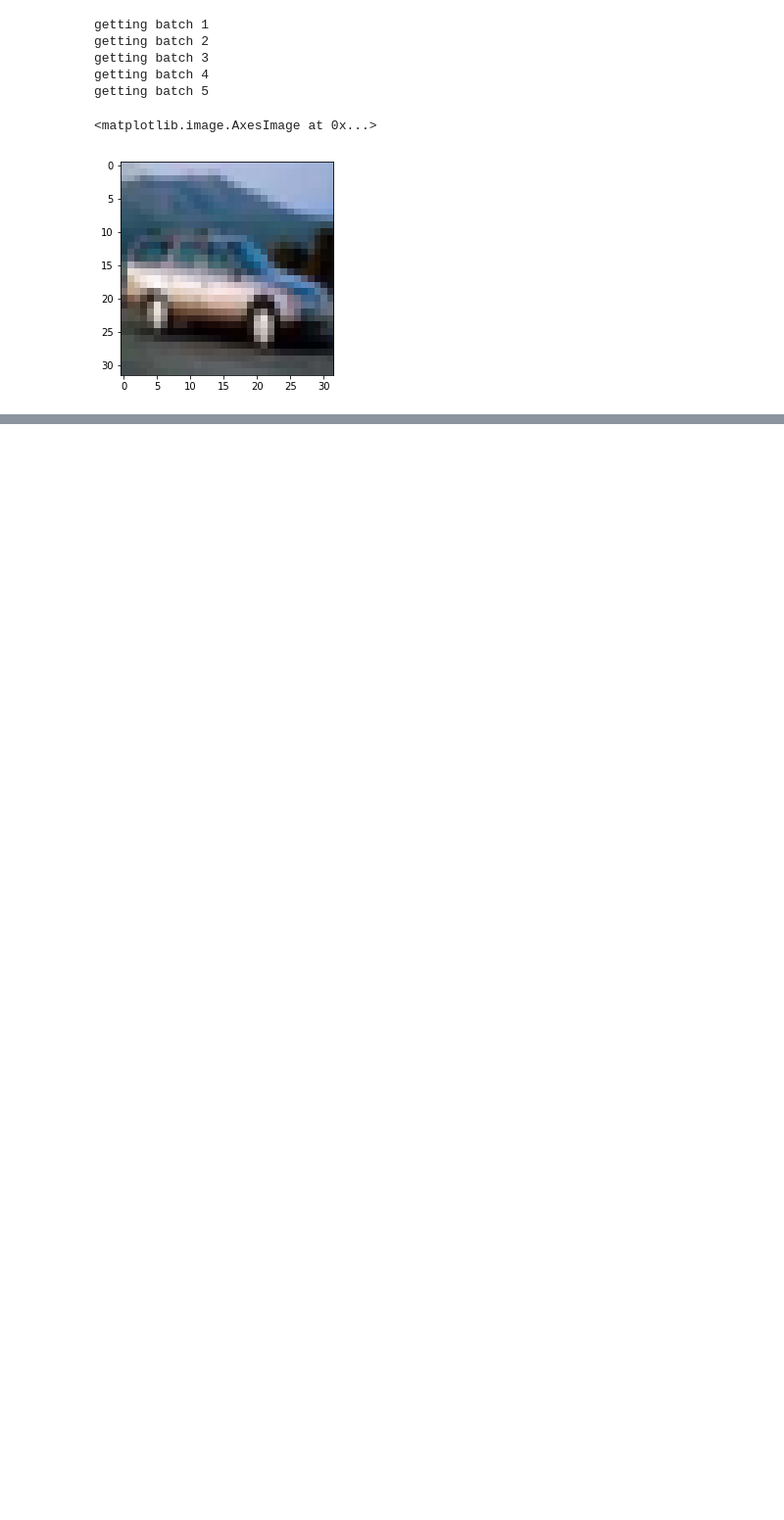
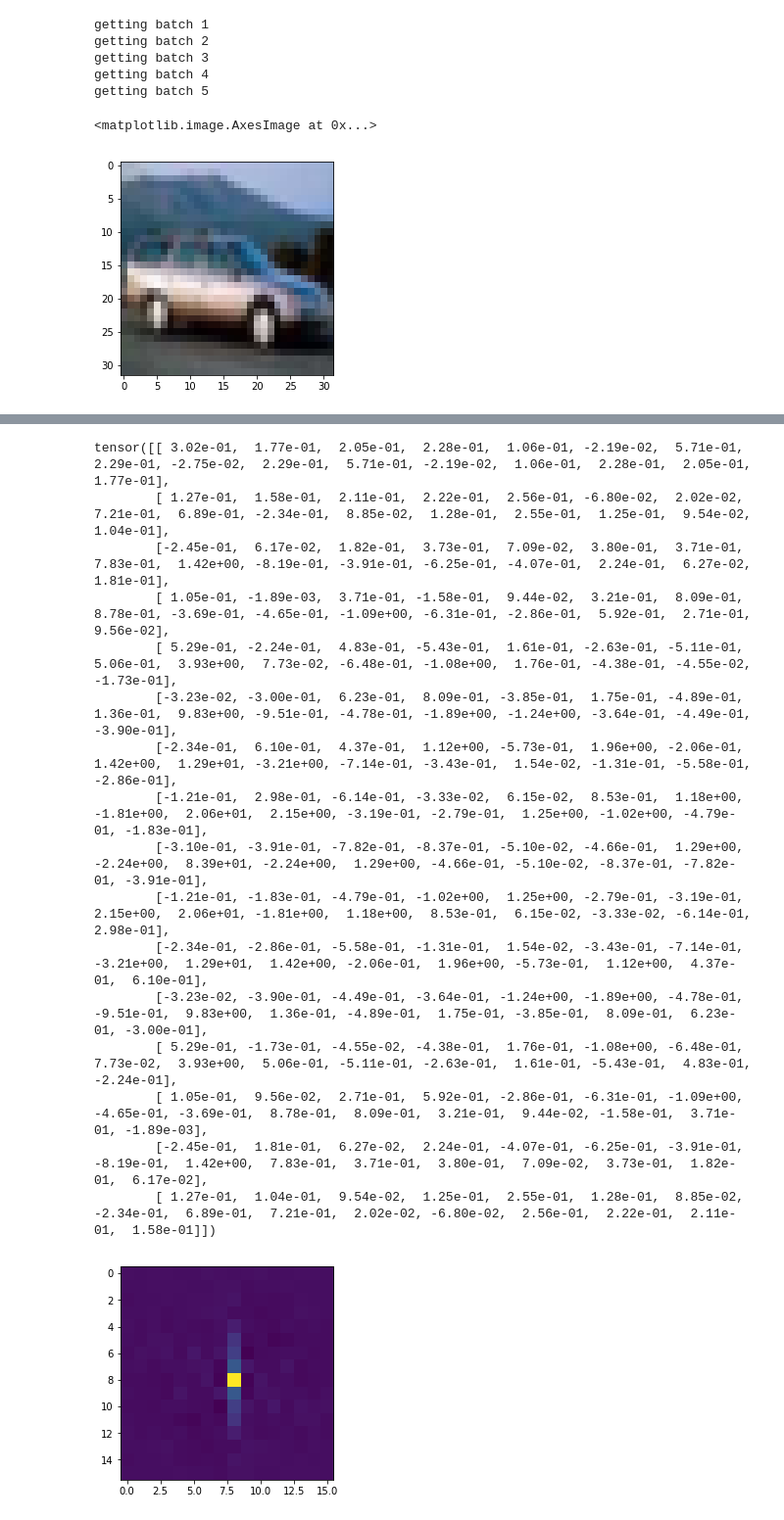
Before and after one commit to oracleofnj/scalenet, a Jupyter notebook: test_cifar10.ipynb, the cells around one changed output, grey strips where cells are left out. Shown at 98% size. Cells and saved outputs as stored; diff of their text form; code cells hidden in the pictures; blank space fills up the shorter version.

```diff
--- a/test_cifar10.ipynb
+++ b/test_cifar10.ipynb
@@ -21,0 +146,2 @@ plt.imshow(images[4])
+# %%
+im_rfft_small = torch.rfft(im_cpu[:,:,:16,:16], 2, onesided=False)
@@ -21,0 +176,30 @@ plt.imshow(images[4])
+# %%
+n = im_rfft_small.shape[2] // 2
+im_rfft_small_shifted = torch.cat((im_rfft_small[:,:,n:,:,:], im_rfft_small[:,:,:n,:,:]), dim=-3)
+im_rfft_small_shifted = torch.cat((im_rfft_small_shifted[:,:,:,n:,:], im_rfft_small_shifted[:,:,:,:n,:]), dim=-2)
+torch.set_printoptions(precision=2, profile="full", linewidth=250)
+print(im_rfft_small_shifted[4][0][:,:,0])
+plt.imshow(im_rfft_small_shifted[4][0][:,:,0])
+plt.show()
+print(im_rfft_small_shifted[4][0][:,:,1])
+plt.imshow(im_rfft_small_shifted[4][0][:,:,1])
+plt.show()
+torch.set_printoptions(profile="default")
+# %% [output]
+tensor([[ 3.02e-01,  1.77e-01,  2.05e-01,  2.28e-01,  1.06e-01, -2.19e-02,  5.71e-01,  2.29e-01, -2.75e-02,  2.29e-01,  5.71e-01, -2.19e-02,  1.06e-01,  2.28e-01,  2.05e-01,  1.77e-01],
+        [ 1.27e-01,  1.58e-01,  2.11e-01,  2.22e-01,  2.56e-01, -6.80e-02,  2.02e-02,  7.21e-01,  6.89e-01, -2.34e-01,  8.85e-02,  1.28e-01,  2.55e-01,  1.25e-01,  9.54e-02,  1.04e-01],
+        [-2.45e-01,  6.17e-02,  1.82e-01,  3.73e-01,  7.09e-02,  3.80e-01,  3.71e-01,  7.83e-01,  1.42e+00, -8.19e-01, -3.91e-01, -6.25e-01, -4.07e-01,  2.24e-01,  6.27e-02,  1.81e-01],
+        [ 1.05e-01, -1.89e-03,  3.71e-01, -1.58e-01,  9.44e-02,  3.21e-01,  8.09e-01,  8.78e-01, -3.69e-01, -4.65e-01, -1.09e+00, -6.31e-01, -2.86e-01,  5.92e-01,  2.71e-01,  9.56e-02],
+        [ 5.29e-01, -2.24e-01,  4.83e-01, -5.43e-01,  1.61e-01, -2.63e-01, -5.11e-01,  5.06e-01,  3.93e+00,  7.73e-02, -6.48e-01, -1.08e+00,  1.76e-01, -4.38e-01, -4.55e-02, -1.73e-01],
+        [-3.23e-02, -3.00e-01,  6.23e-01,  8.09e-01, -3.85e-01,  1.75e-01, -4.89e-01,  1.36e-01,  9.83e+00, -9.51e-01, -4.78e-01, -1.89e+00, -1.24e+00, -3.64e-01, -4.49e-01, -3.90e-01],
+        [-2.34e-01,  6.10e-01,  4.37e-01,  1.12e+00, -5.73e-01,  1.96e+00, -2.06e-01,  1.42e+00,  1.29e+01, -3.21e+00, -7.14e-01, -3.43e-01,  1.54e-02, -1.31e-01, -5.58e-01, -2.86e-01],
+        [-1.21e-01,  2.98e-01, -6.14e-01, -3.33e-02,  6.15e-02,  8.53e-01,  1.18e+00, -1.81e+00,  2.06e+01,  2.15e+00, -3.19e-01, -2.79e-01,  1.25e+00, -1.02e+00, -4.79e-01, -1.83e-01],
+        [-3.10e-01, -3.91e-01, -7.82e-01, -8.37e-01, -5.10e-02, -4.66e-01,  1.29e+00, -2.24e+00,  8.39e+01, -2.24e+00,  1.29e+00, -4.66e-01, -5.10e-02, -8.37e-01, -7.82e-01, -3.91e-01],
+        [-1.21e-01, -1.83e-01, -4.79e-01, -1.02e+00,  1.25e+00, -2.79e-01, -3.19e-01,  2.15e+00,  2.06e+01, -1.81e+00,  1.18e+00,  8.53e-01,  6.15e-02, -3.33e-02, -6.14e-01,  2.98e-01],
+        [-2.34e-01, -2.86e-01, -5.58e-01, -1.31e-01,  1.54e-02, -3.43e-01, -7.14e-01, -3.21e+00,  1.29e+01,  1.42e+00, -2.06e-01,  1.96e+00, -5.73e-01,  1.12e+00,  4.37e-01,  6.10e-01],
+        [-3.23e-02, -3.90e-01, -4.49e-01, -3.64e-01, -1.24e+00, -1.89e+00, -4.78e-01, -9.51e-01,  9.83e+00,  1.36e-01, -4.89e-01,  1.75e-01, -3.85e-01,  8.09e-01,  6.23e-01, -3.00e-01],
+        [ 5.29e-01, -1.73e-01, -4.55e-02, -4.38e-01,  1.76e-01, -1.08e+00, -6.48e-01,  7.73e-02,  3.93e+00,  5.06e-01, -5.11e-01, -2.63e-01,  1.61e-01, -5.43e-01,  4.83e-01, -2.24e-01],
+        [ 1.05e-01,  9.56e-02,  2.71e-01,  5.92e-01, -2.86e-01, -6.31e-01, -1.09e+00, -4.65e-01, -3.69e-01,  8.78e-01,  8.09e-01,  3.21e-01,  9.44e-02, -1.58e-01,  3.71e-01, -1.89e-03],
+        [-2.45e-01,  1.81e-01,  6.27e-02,  2.24e-01, -4.07e-01, -6.25e-01, -3.91e-01, -8.19e-01,  1.42e+00,  7.83e-01,  3.71e-01,  3.80e-01,  7.09e-02,  3.73e-01,  1.82e-01,  6.17e-02],
+        [ 1.27e-01,  1.04e-01,  9.54e-02,  1.25e-01,  2.55e-01,  1.28e-01,  8.85e-02, -2.34e-01,  6.89e-01,  7.21e-01,  2.02e-02, -6.80e-02,  2.56e-01,  2.22e-01,  2.11e-01,  1.58e-01]])
+[figure, added]
```
Also changed, not shown: parts of 33 cells of this notebook.
